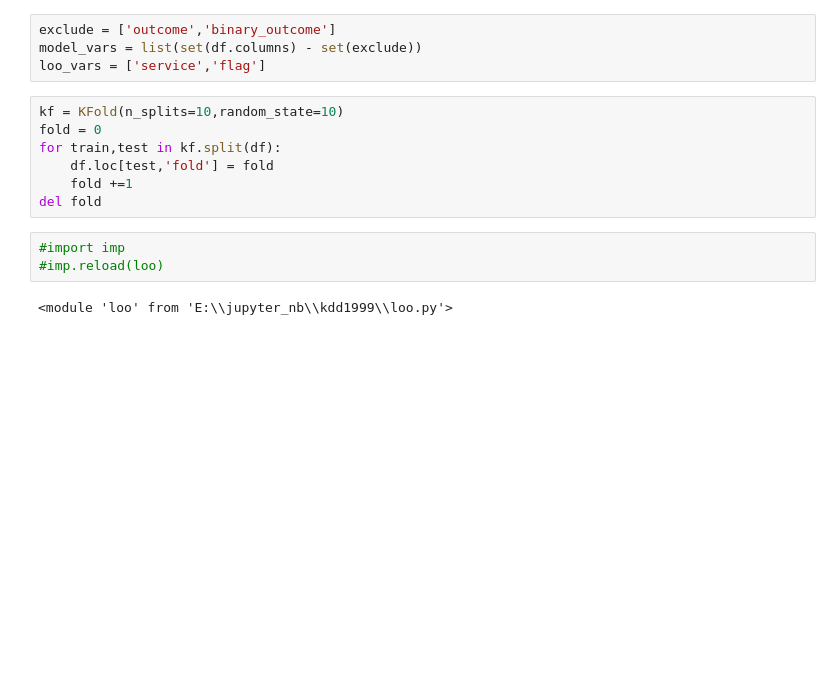
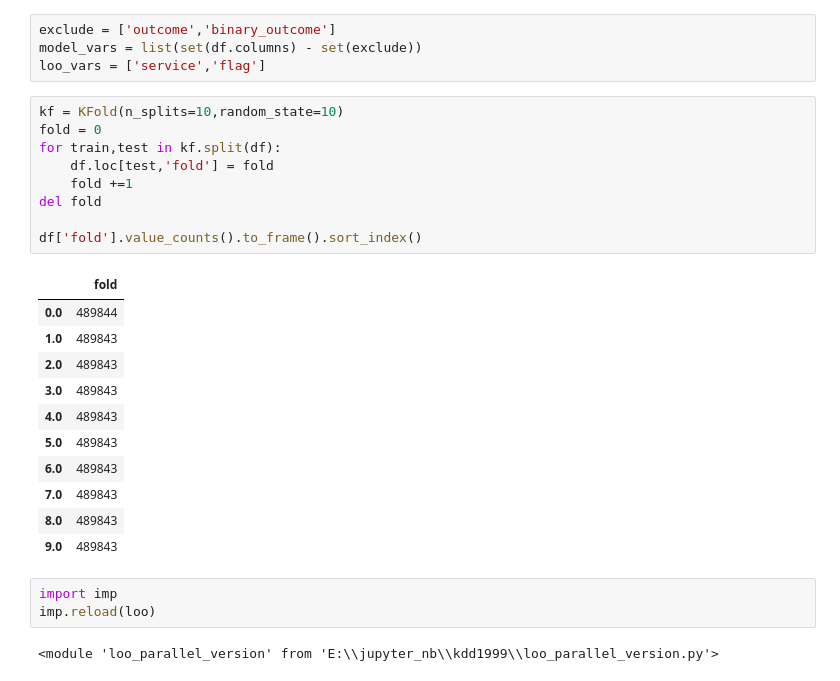
Before and after one commit to ssoftcheck/kdd1999, a Jupyter notebook: kdd_1999_no_spark.ipynb, the cells around one changed output. Saved outputs shown, nothing was run; the diff lists cells and outputs as text; blank space fills up the shorter version.

Commit message:
new loo versions

```diff
--- a/kdd_1999_no_spark.ipynb
+++ b/kdd_1999_no_spark.ipynb
@@ -97,15 +95,29 @@ loo_vars = ['service','flag']
 # %%
 kf = KFold(n_splits=10,random_state=10)
 fold = 0
 for train,test in kf.split(df):
     df.loc[test,'fold'] = fold
     fold +=1
 del fold
+
+df['fold'].value_counts().to_frame().sort_index()
+# %% [output]
+|  | fold |
+| 0.0 | 489844 |
+| 1.0 | 489843 |
+| 2.0 | 489843 |
+| 3.0 | 489843 |
+| 4.0 | 489843 |
+| 5.0 | 489843 |
+| 6.0 | 489843 |
+| 7.0 | 489843 |
+| 8.0 | 489843 |
+| 9.0 | 489843 |
 # %%
-#import imp
-#imp.reload(loo)
+import imp
+imp.reload(loo)
 # %% [output]
-<module 'loo' from 'E:\\jupyter_nb\\kdd1999\\loo.py'>
+<module 'loo_parallel_version' from 'E:\\jupyter_nb\\kdd1999\\loo_parallel_version.py'>
 # %%
 # cv with gradient boost
 for f in range(10):
```
Also changed, not shown: parts of 2 cells of this notebook, 3 other files.
